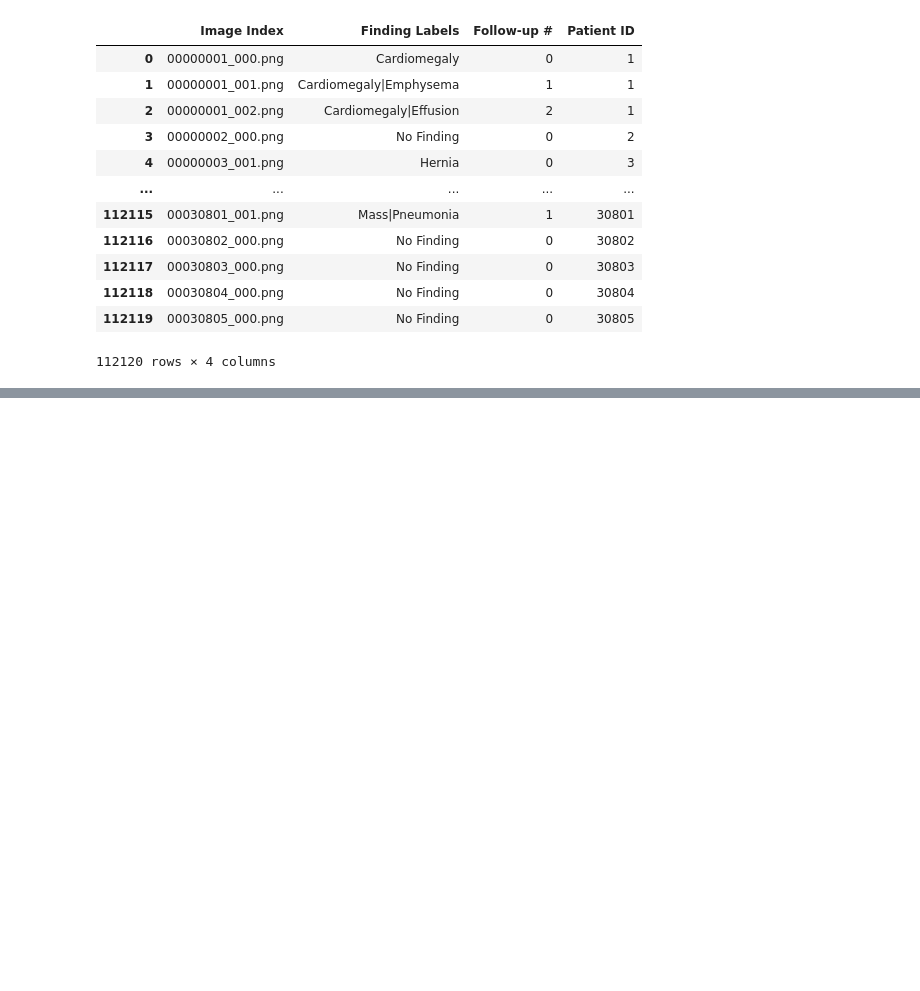
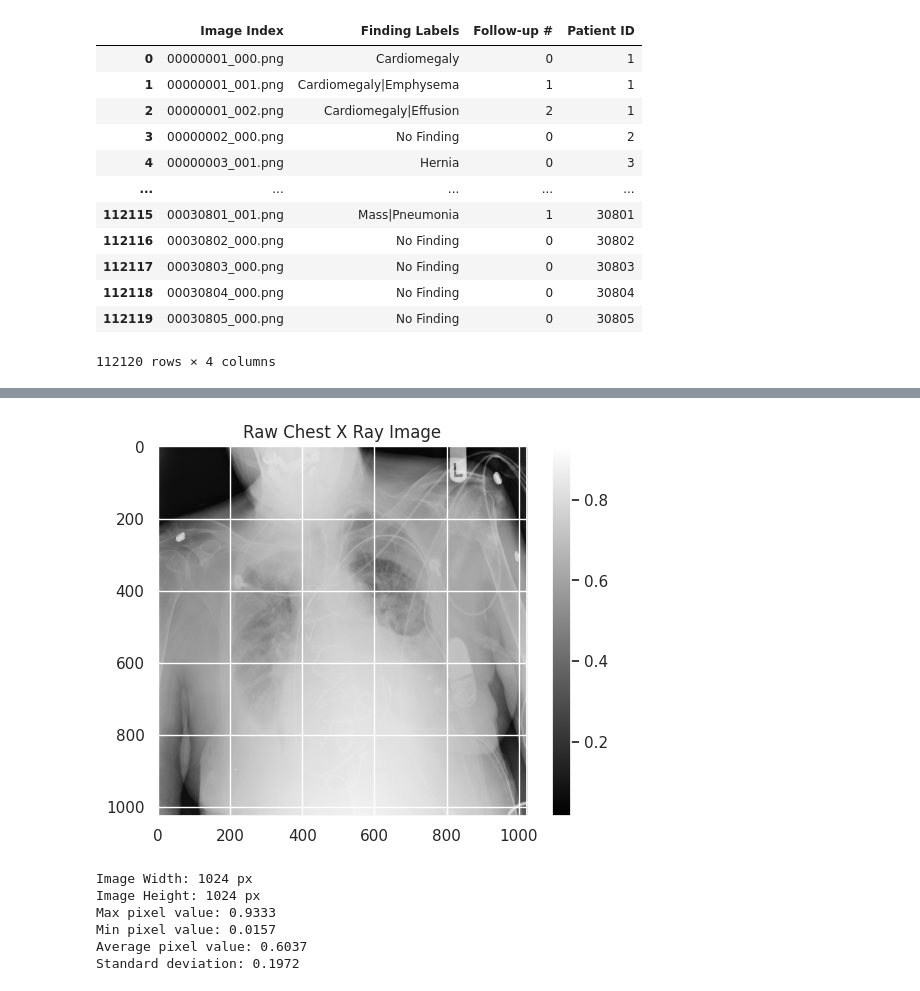
Before and after one commit to osvlandi/AI_for_medicine, a Jupyter notebook: diagnosis/week1-disease-detection/Image_preprocessing_for_AI.ipynb, the cells around one changed output, grey strips where cells are left out. Cells and saved outputs as stored; diff of their text form; code cells hidden in the pictures; blank space fills up the shorter version.

```diff
--- a/diagnosis/week1-disease-detection/Image_preprocessing_for_AI.ipynb
+++ b/diagnosis/week1-disease-detection/Image_preprocessing_for_AI.ipynb
@@ -246,0 +380,3 @@ train_df_one_hot.head()
+# %%
+sample_img = image_paths[0]
+print(sample_img)
@@ -246,0 +385,3 @@ train_df_one_hot.head()
+# %%
+raw_image = mpimg.imread(sample_img)
+print(raw_image)
@@ -246,0 +405,21 @@ train_df_one_hot.head()
+# %%
+plt.imshow(raw_image, cmap='gray')
+plt.colorbar()
+plt.title('Raw Chest X Ray Image')
+plt.show()
+
+print("")
+print(f"Image Width: {raw_image.shape[0]} px")
+print(f"Image Height: {raw_image.shape[1]} px")
+print(f"Max pixel value: {raw_image.max():.4f}")
+print(f"Min pixel value: {raw_image.min():.4f}")
+print(f"Average pixel value: {raw_image.mean():.4f}")
+print(f"Standard deviation: {raw_image.std():.4f}")
+# %% [output]
+[figure, added]
+Image Width: 1024 px
+Image Height: 1024 px
+Max pixel value: 0.9333
+Min pixel value: 0.0157
+Average pixel value: 0.6037
+Standard deviation: 0.1972
```
Also changed, not shown: parts of 19 cells of this notebook.
